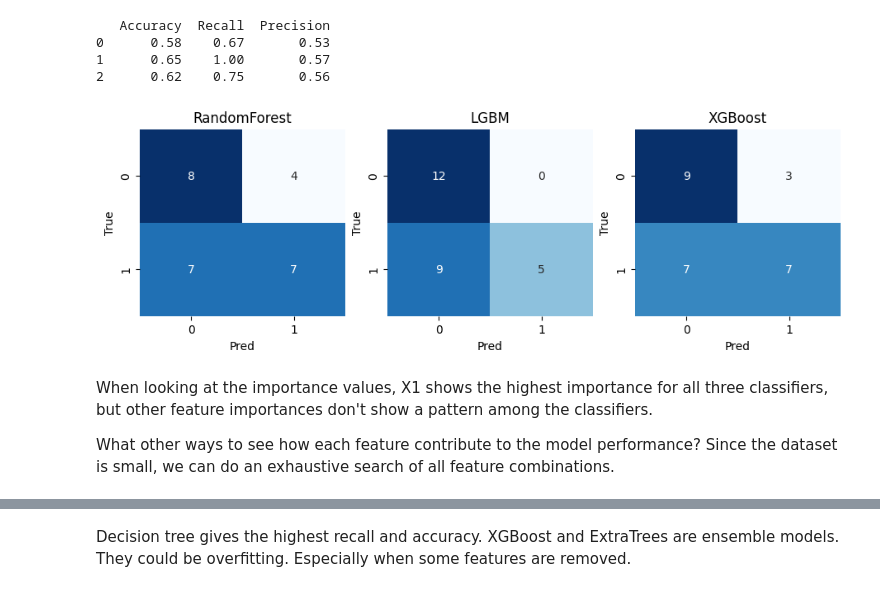
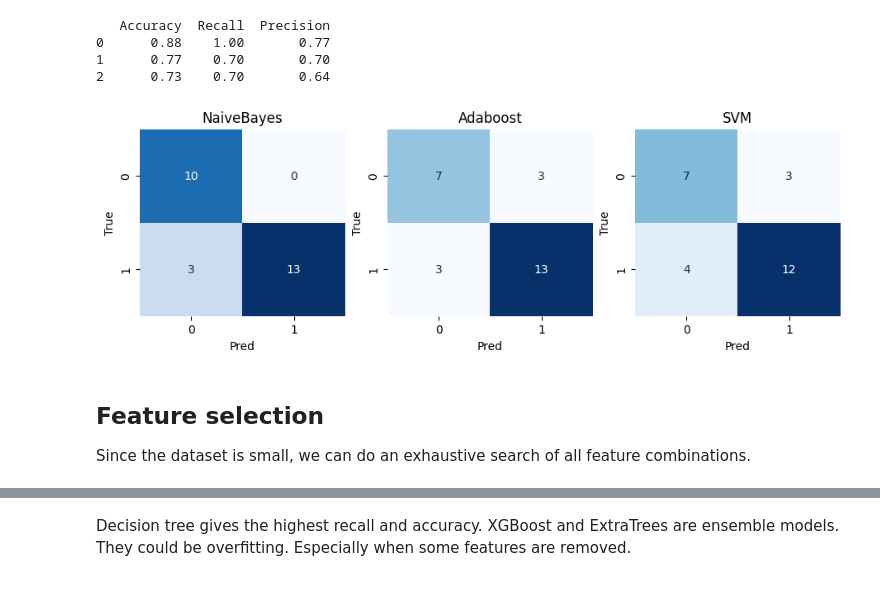
Before and after one commit to buddhiW/QuAOVkQp1uAMReTF, a Jupyter notebook: main.ipynb, the cells around one changed output, grey strips where cells are left out. Cells and saved outputs as stored; diff of their text form; code cells hidden in the pictures.

```diff
--- a/main.ipynb
+++ b/main.ipynb
@@ -52,4 +50,4 @@ from xgboost import plot_tree
 # %%
-#Load the data
-df = pd.read_csv("ACME-HappinessSurvey2020.csv")
+# Load the data
+df = pd.read_csv("data/ACME-HappinessSurvey2020.csv")
 df.head()
@@ -130,7 +158,7 @@ for model, count in best_models:
 # F1 score is a combination of recall and precision.
 
 
-clf = LazyClassifier(verbose=0,ignore_warnings=True, custom_metric=recall_func, predictions=True, random_state=seed)
+clf = LazyClassifier(verbose=-1,ignore_warnings=True, custom_metric=recall_func, predictions=True, random_state=seed)
 models,predictions = clf.fit(x_train, x_test, y_train, y_test)
 
 models
@@ -155,3 +201,0 @@ models
-# %%
-# Split into training and testing sets
-x_train, x_test, y_train, y_test = train_test_split(X, Y, test_size=0.2, random_state=seed)
@@ -176,0 +220,5 @@ class MyBaggingClassifier(BaggingClassifier):
+# %%
+# Data pre-processing steps
+preprocessor = Pipeline(
+    steps=[("scaler", StandardScaler())] #("imputer", SimpleImputer(strategy="mean")),
+)
@@ -177,9 +230,15 @@ class MyBaggingClassifier(BaggingClassifier):
 # %%
+# Re-training the selected models
+
+# seed = 3543#random.randint(1000, 9999)
+# x_train, x_test, y_train, y_test = train_test_split(X, Y, test_size=0.2, random_state=seed)
+
 classifiers = {
-    'RandomForest': RandomForestClassifier(),
-    'LGBM': LGBMClassifier(num_leaves=3), #random_state=seed
-    'XGBoost': XGBClassifier()
+    'NaiveBayes': BernoulliNB(),
+    'Adaboost': AdaBoostClassifier(random_state=seed),
+    'SVM': LinearSVC(random_state=seed)
 }
+
 
 fig, ax = plt.subplots(1, 3, figsize=(9,3), constrained_layout=True)
 
@@ -188,48 +247,53 @@ importances = []
 
 for idx, (clf_name, clf) in enumerate(classifiers.items()):
 
-    clf.fit(x_train, y_train) #clf.fit(x_train, y_train, eval_set=[(x_test, y_test)]) #(eval_set for early stopping)
+    model = Pipeline([
+    ("preprocessing", preprocessor),
+    ("classifier", clf)
+    ])
+
+    model.fit(x_train, y_train) #clf.fit(x_train, y_train, eval_set=[(x_test, y_test)]) #(eval_set for early stopping)
 
     # Make predictions
-    y_pred = clf.predict(x_test)
+    y_pred = model.predict(x_test)
 
     accuracy = accuracy_score(y_test, y_pred,normalize=True)
     precision = precision_score(y_test, y_pred, pos_label=0)
     recall = recall_score(y_test, y_pred, pos_label=0)
 
     metrics.append([accuracy, recall, precision])
 
     #importances.append(clf.feature_importances_)
 
     cm = confusion_matrix(y_test, y_pred)
     s = sns.heatmap(cm, ax = ax[idx], cbar = False, annot=True, cmap='Blues')
     s.set_xlabel('Pred')
     s.set_ylabel('True')
     s.set_title(clf_name)
 
 metrics_df = pd.DataFrame(metrics, columns=['Accuracy', 'Recall', 'Precision'])
 
 # importance_df = pd.DataFrame(
 #     {
 #         'Features': features,
 #         'NaiveBayes': importances[0],
 #         'LGBM': importances[1],
 #         'XGBoost': importances[2]
 #     }
 # )
 print(metrics_df)
 #print(importance_df)
 plt.show()
 # %% [output]
    Accuracy  Recall  Precision
-0      0.58    0.67       0.53
-1      0.65    1.00       0.57
-2      0.62    0.75       0.56
+0      0.88    1.00       0.77
+1      0.77    0.70       0.70
+2      0.73    0.70       0.64
-[figure, old version]
+[figure, new version]
-# %% [markdown]
-When looking at the importance values, X1 shows the highest importance for all three classifiers, but other feature importances don't show a pattern among the classifiers.
-
-What other ways to see how each feature contribute to the model performance? Since the dataset is small, we can do an exhaustive search of all feature combinations.
+# %% [markdown]
+## Feature selection
+
+Since the dataset is small, we can do an exhaustive search of all feature combinations.
 # %%
 ## Feature-wise classification
 results = {clf_name:[] for clf_name in classifiers.keys()}
```
Also changed, not shown: parts of 24 cells of this notebook.
